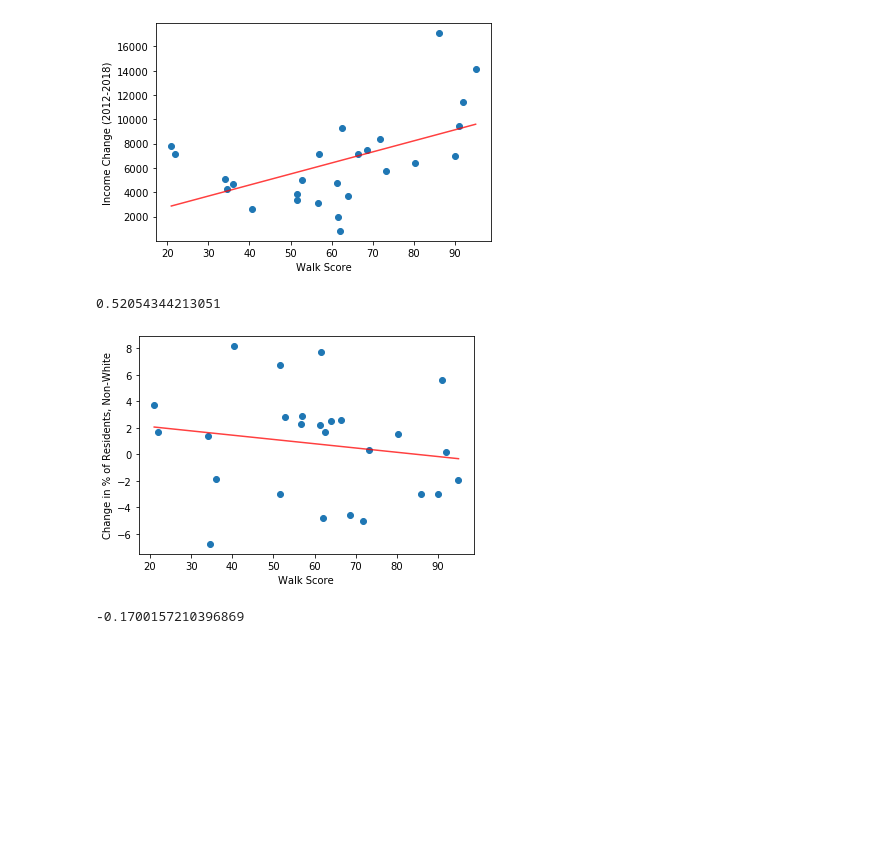
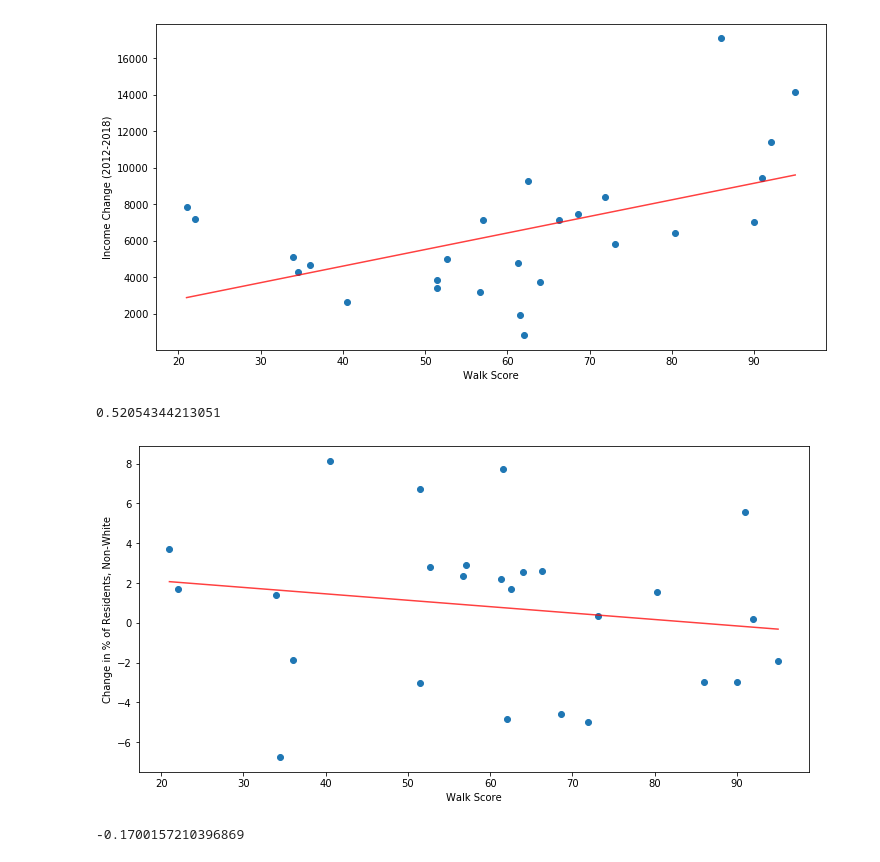
Before and after one commit to troypramsey/WalkabilityRaceIncome_InPortland_2012-2018, a Jupyter notebook: Scatterplots and Regressions.ipynb, the cells around one changed output. Drawn from its saved outputs; the diff is of its cells as text; code cells hidden in the pictures; blank space fills up the shorter version.

Commit message:
scatterplot formatting

```diff
--- a/Scatterplots and Regressions.ipynb
+++ b/Scatterplots and Regressions.ipynb
@@ -14,24 +14,27 @@ data_walk_sorted['Non-White Change'] = data_walk_sorted['% Non-White 2018'] - da
 data_walk_sorted['Population Change'] = data_walk_sorted['Population 2018'] - data_walk_sorted['Population 2012']
 data_walk_sorted['Black Population Change'] = data_walk_sorted['Black Population 2018'] - data_walk_sorted['Black Population 2012']
 # %%
+plt.figure(figsize=(12,6))
 plt.scatter(data_walk_sorted['Walk Score'], data_walk_sorted['Income Change'])
-plt.xlabel('Walk Score')
+plt.xlabel('Walk Score', )
 plt.ylabel('Income Change (2012-2018)')
 
 (slope, intercept, rvalue, pvalue, stderr) = linregress(data_walk_sorted['Walk Score'], data_walk_sorted['Income Change'])
 regress_values = data_walk_sorted['Walk Score'] * slope + intercept
 line_eq = "y = " + str(round(slope,2)) + "x + " + str(round(intercept,2))
 plt.plot(data_walk_sorted['Walk Score'], regress_values, "r-", alpha=.75)
 
 plt.show()
 print(rvalue)
 # %% [output]
-[figure, old version]
+[figure, new version]
 0.52054344213051
 # %%
+plt.figure(figsize=(12,6))
 plt.scatter(data_walk_sorted['Walk Score'], data_walk_sorted['Non-White Change'])
 plt.xlabel('Walk Score')
 plt.ylabel('Change in % of Residents, Non-White')
+
 
 (slope, intercept, rvalue, pvalue, stderr) = linregress(data_walk_sorted['Walk Score'], data_walk_sorted['Non-White Change'])
 regress_values = data_walk_sorted['Walk Score'] * slope + intercept
@@ -43,6 +46,6 @@ print(rvalue)
 
 plt.show()
 # %% [output]
-[figure, old version]
+[figure, new version]
 -0.1700157210396869
 # %%
```
Also changed, not shown: parts of 4 cells of this notebook.
